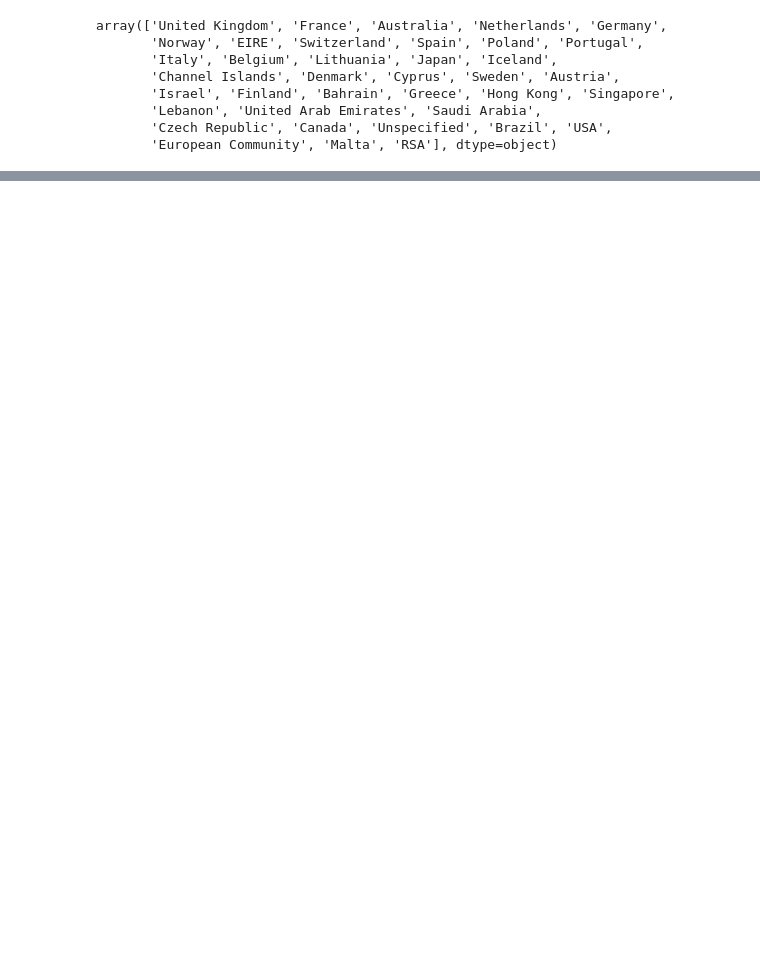
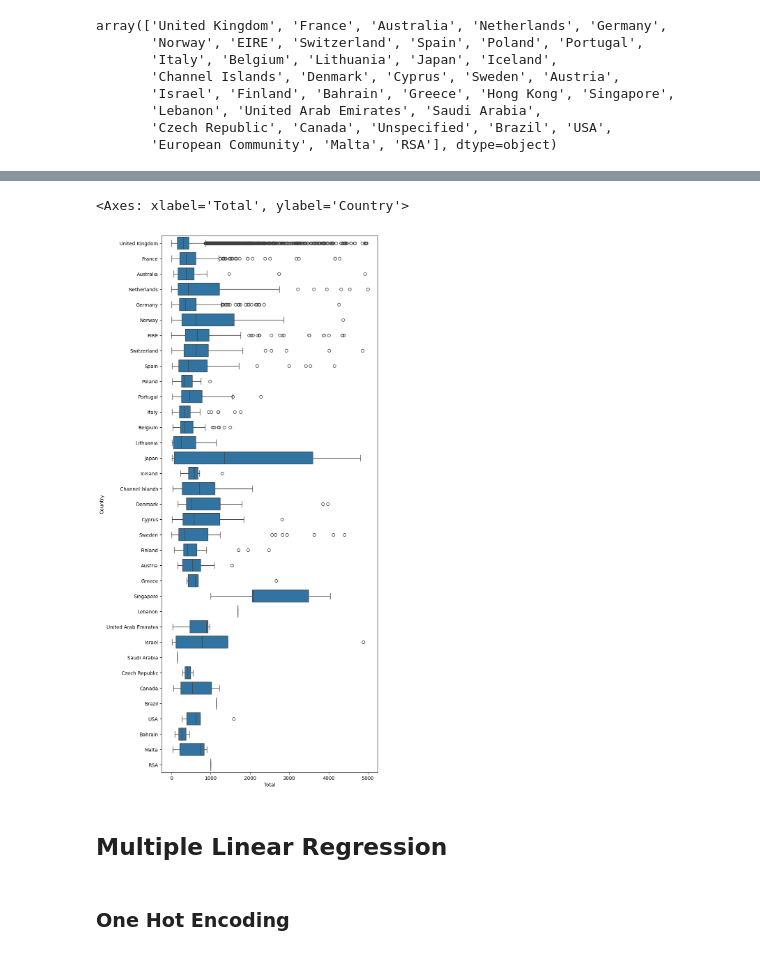
Before and after one commit to Prisze/AAI-500, a Jupyter notebook: Master.ipynb, the cells around one changed output, grey strips where cells are left out. Drawn from its saved outputs; the diff is of its cells as text; code cells hidden in the pictures; blank space fills up the shorter version.

Commit message:
Cleaning

```diff
--- a/Master.ipynb
+++ b/Master.ipynb
@@ -92,5 +123,4 @@ online_retail.duplicated().sum()
 # %%
-# Drop duplicates
-online_retail.drop_duplicates(inplace=True)
-online_retail.duplicated().sum()
+# Drop Description
+online_retail.drop('Description', axis='columns', inplace=True)
 # %% [output]
@@ -114,0 +131,3 @@ dtype: int64
+# %%
+# Calculate 'Total' column
+online_retail['Total'] = online_retail['UnitPrice'] * online_retail['Quantity']
@@ -114,0 +142,7 @@ dtype: int64
+# %%
+# Group
+group_customers = online_retail.groupby(['InvoiceNo', 'CustomerID', 'InvoiceDate', 'InvoiceTime', 'Country', 'Day of the Week','Cancelled','Month'], group_keys=True)[['Country','Total', 'Quantity']].sum(lambda x: x)
+# %%
+# Clean up data, remove extremelly expensive orders and cancels
+df = group_customers
+filtered_df = df[(df['Total'] <= 5000) & (df['Total'] >= 0)]
@@ -114,0 +171,9 @@ dtype: int64
+# %%
+# Plot
+plt.figure(figsize=(8, 20))
+sns.boxplot(x = 'Total', y = 'Country', data = filtered_df, orient = 'h')
+# %% [output]
+<Axes: xlabel='Total', ylabel='Country'>
+[figure, added]
+# %% [markdown]
+## Multiple Linear Regression
@@ -114,0 +182,2 @@ dtype: int64
+# %% [markdown]
+### One Hot Encoding
```
Also changed, not shown: parts of 31 cells of this notebook.
